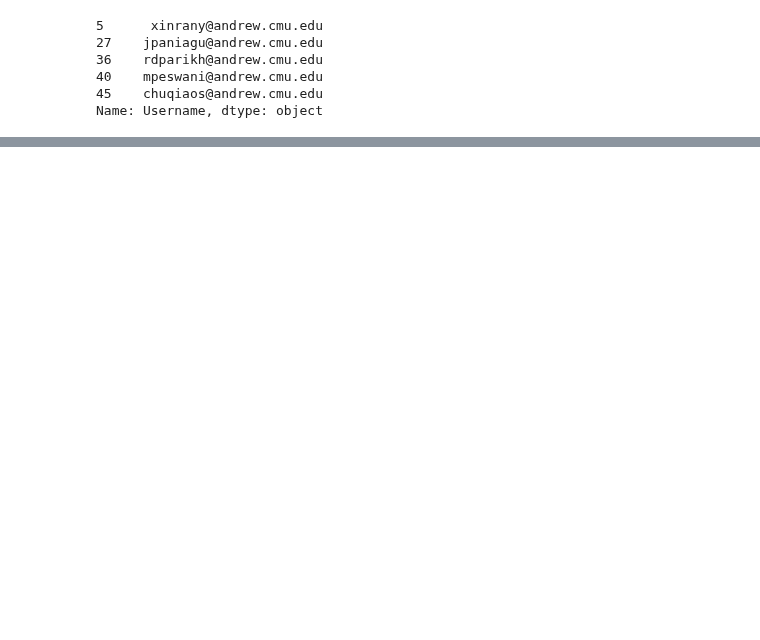
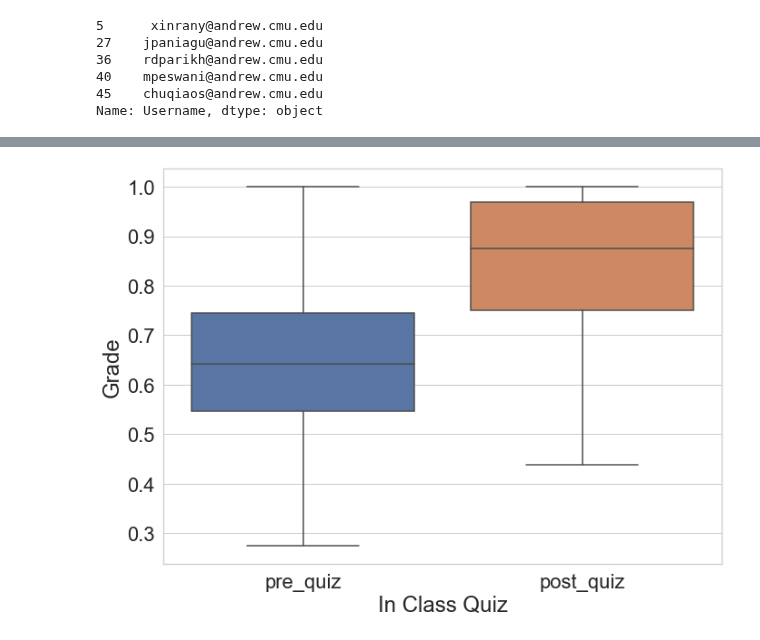
Before and after one commit to WesDeng/Recidivism_Exp, a Jupyter notebook: Quantitive Analysis.ipynb, the cells around one changed output, grey strips where cells are left out. Drawn from its saved outputs; the diff is of its cells as text; code cells hidden in the pictures; blank space fills up the shorter version.

Commit message:
visualization

```diff
--- a/Quantitive Analysis.ipynb
+++ b/Quantitive Analysis.ipynb
@@ -36,0 +37,13 @@ final.head()
+# %%
+sns.set(rc={'figure.figsize':(11,8)}, font_scale=2)
+sns.set_style('whitegrid')
+df = final[['pre_quiz', 'post_quiz']]
+ax = sns.boxplot(x="variable", y="value", data=pd.melt(df))
+#ax = sns.swarmplot(x="variable", y="value", data=pd.melt(df))
+#fig.set_axis_labels('In Class Quiz', 'Grade')
+ax.set(xlabel='In Class Quiz', ylabel='Grade')
+fig = ax.get_figure()
+fig.savefig("quiz_overall.png")
+plt.show()
+# %% [output]
+[figure, added]
```
Also changed, not shown: parts of 15 cells of this notebook, 7 other files.
